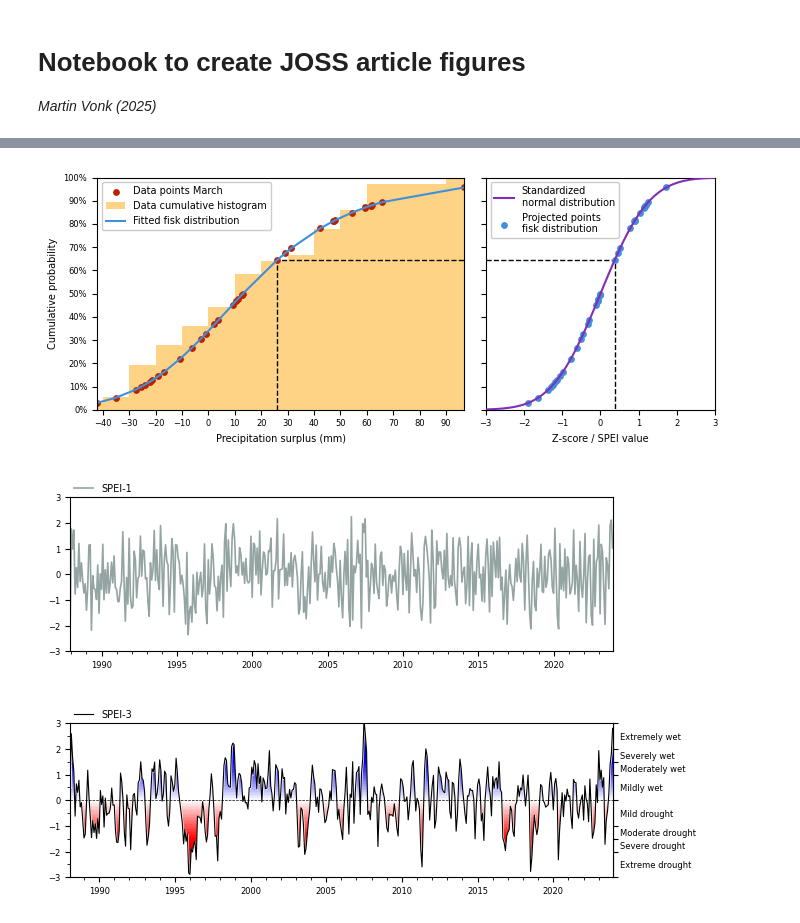
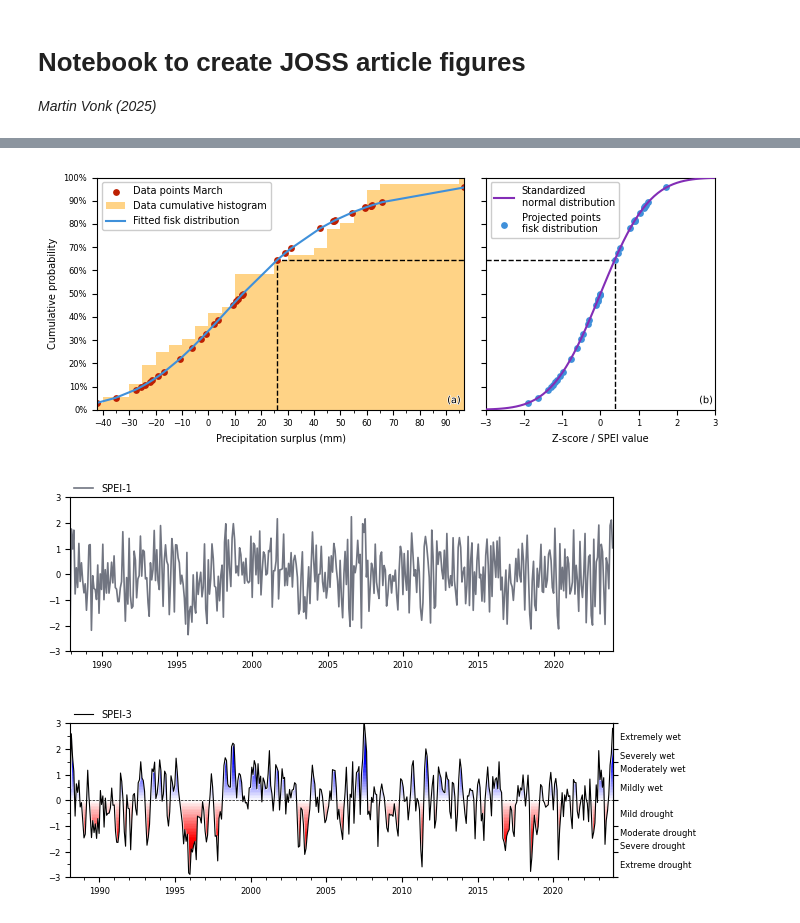
Before and after one commit to martinvonk/SPEI, a Jupyter notebook: paper/paper.ipynb, the cells around one changed output, grey strips where cells are left out. Drawn from its saved outputs; the diff is of its cells as text; code cells hidden in the pictures.

```diff
--- a/paper/paper.ipynb
+++ b/paper/paper.ipynb
@@ -89,7 +130,7 @@ zscores = np.arange(-3.0, 3.1, 0.1)
 norm_cdf = sps.norm.cdf(zscores, loc=0.0, scale=1.0)
 norm_cdf_transformed = sps.norm.ppf(cdf.values, loc=0.0, scale=1.0)
 
-bin = 10.0
+bin = 5.0
 bins = np.arange(data.min() // bin * bin, data.max() + bin, bin)
 
 fig, axd = plt.subplot_mosaic(
@@ -115,12 +156,25 @@ axd["cdf"].hist(
 axd["cdf"].plot(data, cdf, label=f"Fitted {dist.name} distribution", color="C0")
 axd["cdf"].legend(loc="upper left")
 axd["cdf"].set_xlim(np.min(data), np.max(data))
-axd["cdf"].xaxis.set_major_locator(mpl.ticker.MultipleLocator(bin))
+axd["cdf"].xaxis.set_minor_locator(mpl.ticker.MultipleLocator(bin))
+axd["cdf"].xaxis.set_major_locator(mpl.ticker.MultipleLocator(bin * 2))
 axd["cdf"].set_ylim(0.0, 1.0)
 axd["cdf"].yaxis.set_major_locator(mpl.ticker.MultipleLocator(0.1))
 axd["cdf"].yaxis.set_major_formatter(mpl.ticker.PercentFormatter(1.0))
 axd["cdf"].set_xlabel("Precipitation surplus (mm)")
 axd["cdf"].set_ylabel("Cumulative probability")
+axd["cdf"].annotate(
+    "(a)",
+    xy=(0.99, 0.02),
+    xycoords="axes fraction",
+    fontsize=mpl.rcParams["axes.titlesize"],
+    horizontalalignment="right",
+    verticalalignment="bottom",
+    path_effects=[
+        patheffects.Stroke(linewidth=1, foreground="white"),
+        patheffects.Normal(),
+    ],
+)
 
 axd["norm"].plot(
     zscores, norm_cdf, label="Standardized\nnormal distribution", color="C4", zorder=3
@@ -134,51 +188,64 @@ axd["norm"].scatter(
     zorder=2,
 )
 axd["norm"].legend(loc="upper left")
 axd["norm"].set_xlim(np.min(zscores), np.max(zscores))
 axd["norm"].set_xlabel("Z-score / SPEI value")
 
 # visualize specific data point
 idx = data.index[21]
 axd["cdf"].plot(
     [data.loc[idx], data.loc[idx], np.max(data)],
     [0.0, cdf.loc[idx], cdf.loc[idx]],
     color="k",
     linestyle="--",
     linewidth=1.0,
     zorder=1,
 )
 axd["norm"].plot(
     [np.min(zscores), sps.norm.ppf(cdf.loc[idx]), sps.norm.ppf(cdf.loc[idx])],
     [
         cdf.loc[idx],
         cdf.loc[idx],
         0.0,
     ],
     color="k",
     linestyle="--",
     linewidth=1.0,
     zorder=1,
 )
+axd["norm"].annotate(
+    "(b)",
+    xy=(0.99, 0.02),
+    xycoords="axes fraction",
+    fontsize=mpl.rcParams["axes.titlesize"],
+    horizontalalignment="right",
+    verticalalignment="bottom",
+    path_effects=[
+        patheffects.Stroke(linewidth=1, foreground="white"),
+        patheffects.Normal(),
+    ],
+)
+
 fig.savefig("figures/surplus_fit_cdf.png", dpi=300, bbox_inches="tight")
 # %% [output]
-[figure, old version]
+[figure, new version]
 # %%
 spei1 = sispei.norm_ppf()
 
 fig, ax = plt.subplots(figsize=(7.0, 2.0))
-ax.plot(spei1.index, spei1.values, linewidth=1.2, label="SPEI-1", color="C3")
+ax.plot(spei1.index, spei1.values, linewidth=1.2, label="SPEI-1", color="C8")
 ax.set_yticks(
     np.arange(-3.0, 4.0, 1.0),
 )
 ax.set_xlim(spei1.index[0], spei1.index[-1])
 ax.set_ylim(-3.0, 3.0)
-ax.xaxis.set_minor_locator(mpl.dates.YearLocator())
+ax.xaxis.set_minor_locator(mpl.dates.YearLocator(1))
 ax.xaxis.set_major_locator(mpl.dates.YearLocator(5))
 ax.legend(loc=(0, 1), frameon=False, ncol=2)
 
 fig.savefig("figures/spei1.png", dpi=300, bbox_inches="tight")
 # %% [output]
-[figure, old version]
+[figure, new version]
 # %%
 spei3 = si.spei(series=surplusm, dist=sps.gamma, timescale=3)
 
```
Also changed, not shown: parts of 5 cells of this notebook, 1 other file.
